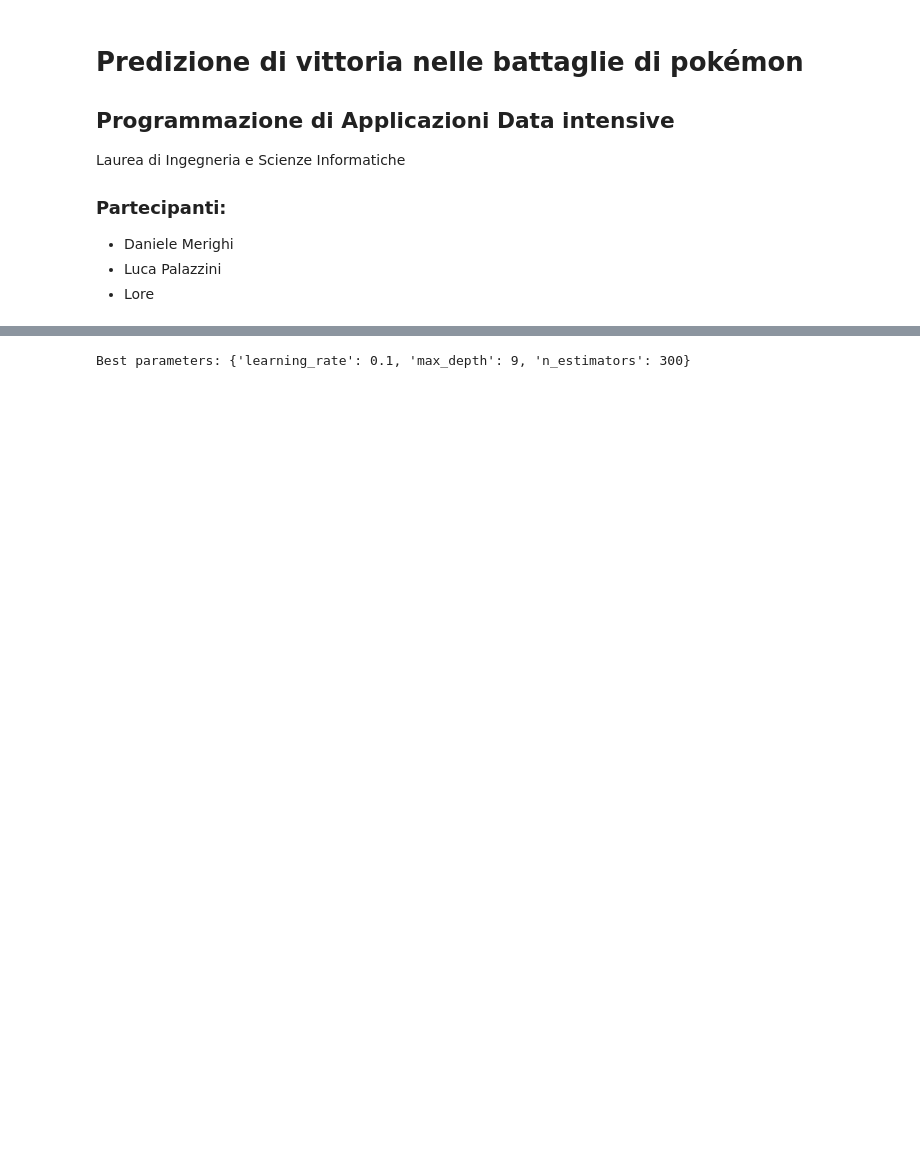
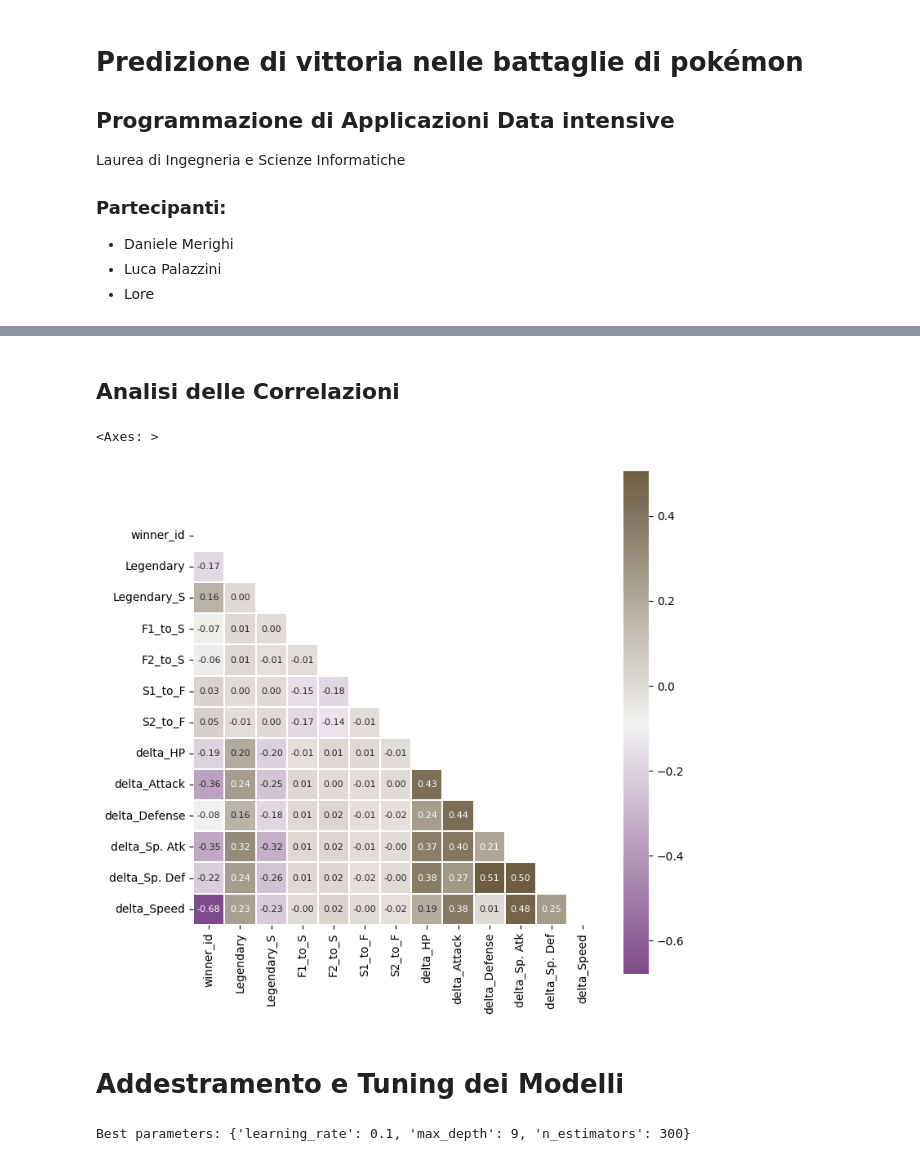
Before and after one commit to Fuwuffyi/Pokemon-DataIntensive2025, a Jupyter notebook: main.ipynb, the cells around one changed output, grey strips where cells are left out. Cells and saved outputs as stored; diff of their text form; code cells hidden in the pictures; blank space fills up the shorter version.

```diff
--- a/main.ipynb
+++ b/main.ipynb
@@ -210,0 +148,27 @@ column_encoder: ColumnTransformer = ColumnTransformer(
+# %%
+def get_dual_multiplier(df, atk_col, def1_col, def2_col, newcol):
+   tmp = df_type_chart_no_nan.rename(columns={
+      'attack':   atk_col,
+      'defense1': def1_col,
+      'defense2': def2_col
+   })
+   df = df.merge(
+      tmp[[atk_col, def1_col, def2_col, 'multiplier']],
+      on=[atk_col, def1_col, def2_col],
+      how='left'
+   ).rename(columns={'multiplier': newcol})
+   df[newcol] = df[newcol].fillna(1.0)
+   return df
+
+df_combats_with_multiplier = df_combats_no_nan.copy()
+df_combats_with_multiplier = get_dual_multiplier(df_combats_with_multiplier, 'Type 1', 'Type 1_S', 'Type 2_S', 'F1_to_S')
+df_combats_with_multiplier = get_dual_multiplier(df_combats_with_multiplier, 'Type 2', 'Type 1_S', 'Type 2_S', 'F2_to_S')
+df_combats_with_multiplier = get_dual_multiplier(df_combats_with_multiplier, 'Type 1_S', 'Type 1', 'Type 2', 'S1_to_F')
+df_combats_with_multiplier = get_dual_multiplier(df_combats_with_multiplier, 'Type 2_S', 'Type 1', 'Type 2', 'S2_to_F')
+df_combats_with_multiplier.drop(columns=['Type 1', 'Type 2', 'Type 1_S', 'Type 2_S'], inplace=True)
+# %%
+# Rimpiazzo delle statistiche con la differenza delle statistiche tra i due pokemon
+stats: list[str] = ['HP', 'Attack', 'Defense', 'Sp. Atk', 'Sp. Def', 'Speed']
+for stat in stats:
+   df_combats_with_multiplier[f"delta_{stat}"] = df_combats_with_multiplier[f'{stat}'] - df_combats_with_multiplier[f'{stat}_S']
+   df_combats_with_multiplier.drop(columns=[f'{stat}', f'{stat}_S'], inplace=True)
@@ -210,0 +191,18 @@ column_encoder: ColumnTransformer = ColumnTransformer(
+# %%
+# Rimozione delle colonne non necessarie
+df_combats_with_multiplier.drop(columns=['Name', 'Name_S', 'Generation', 'Generation_S'], inplace=True)
+# %% [markdown]
+## Analisi delle Correlazioni <a id="analisi-delle-correlazioni"></a>
+# %%
+numerical_dataset_correlation: pd.DataFrame = df_combats_with_multiplier.corr()
+# Create an upper triangular mask to avoid displaying the same data twice
+mask: np.ndarray = np.zeros_like(numerical_dataset_correlation, dtype=bool)
+mask[np.triu_indices_from(mask)] = True
+# Plot the correlation between the variables
+plt.figure(figsize=(8, 8))
+sb.heatmap(numerical_dataset_correlation, mask=mask, annot=True, square=True, linewidths=0.1, cmap=cmap, fmt=".2f", annot_kws={"fontsize":8})
+# %% [output]
+<Axes: >
+[figure, added]
+# %% [markdown]
+# Addestramento e Tuning dei Modelli <a id="addestramento-e-tuning-dei-modelli"></a>
```
Also changed, not shown: parts of 48 cells of this notebook.
